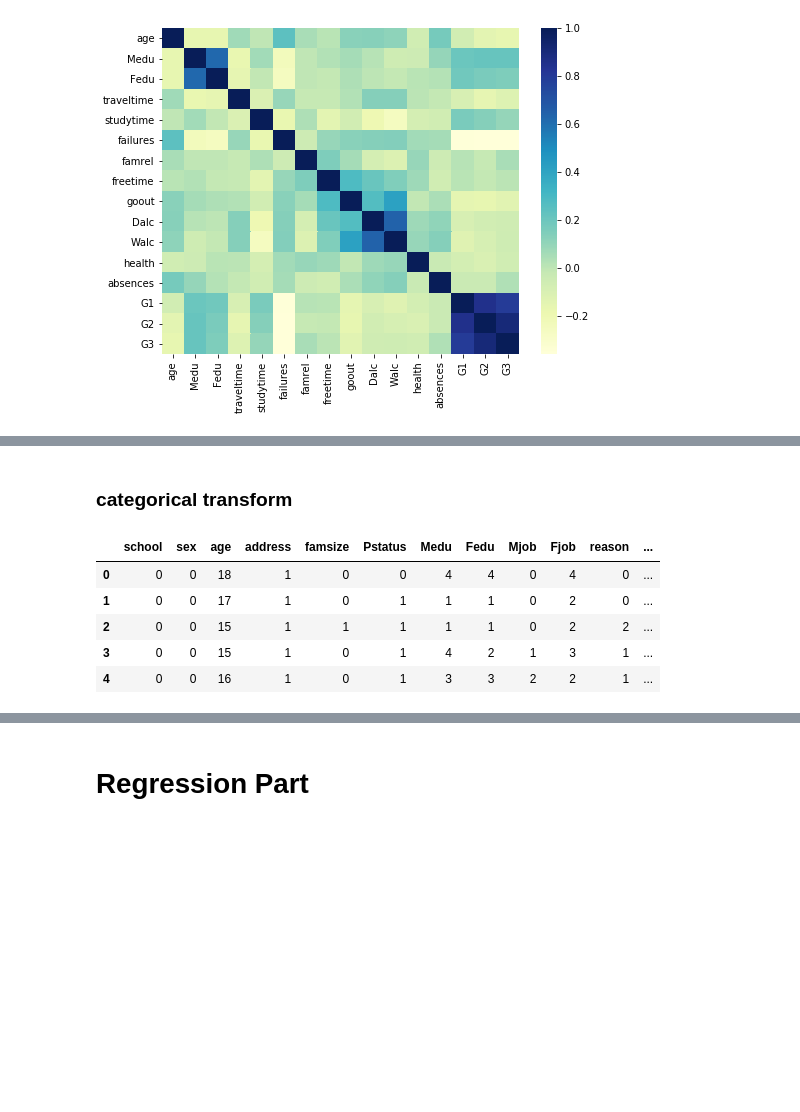
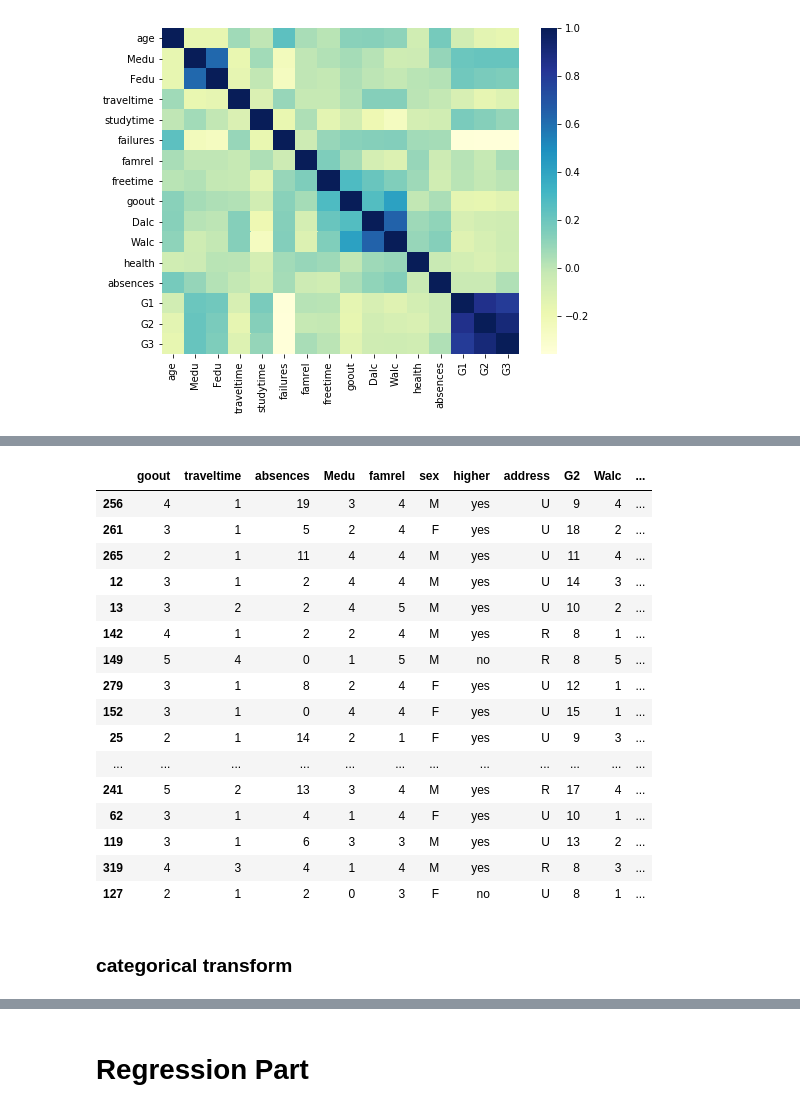
Before and after one commit to cheng1999/Student-Performance-Predict, a Jupyter notebook: data science final project Math_part.ipynb, the cells around one changed output, grey strips where cells are left out. Saved outputs shown, nothing was run; the diff lists cells and outputs as text; code cells hidden in the pictures; blank space fills up the shorter version.

```diff
--- a/data science final project Math_part.ipynb
+++ b/data science final project Math_part.ipynb
@@ -138,0 +234,5 @@ data_por_corr
+# %%
+result_0 = data_math_2[data_math_2["G3"]==0].index
+data_math_2 = data_math_2.drop(index = result_0)
+data_math_2 = data_math_2.reset_index()
+data_math_2 = data_math_2.drop(columns = ["index"])
@@ -138,0 +259,20 @@ data_por_corr
+# %%
+# 隨機抽取50個樣本當成測試集
+rd.seed(1039)
+data_dict = data_math_2.to_dict("index")
+data_dict_list = list(data_dict)
+test_index = rd.sample(data_dict_list, k = 50)
+# %%
+def train_test_seperate(df_dict, index_list, test_list_index):
+    data_train = {}
+    data_test = {}
+    for i in range(len(index_list)):
+        if index_list[i] in test_list_index:
+            data_test[i] = df_dict[i]
+        else:
+            data_train[i] = df_dict[i]
+    data_train = pd.DataFrame.from_dict(data_train, orient = 'index')
+    data_test = pd.DataFrame.from_dict(data_test, orient = 'index')
+    return data_train, data_test
+# %%
+data_train, data_test = train_test_seperate(data_dict, data_dict_list, test_index)
@@ -139,3 +295,23 @@ data_por_corr
+# %%
+data_test
+# %% [output]
+|  | goout | traveltime | absences | Medu | famrel | sex | higher | address | G2 | Walc | ... |
+| 256 | 4 | 1 | 19 | 3 | 4 | M | yes | U | 9 | 4 | ... |
+| 261 | 3 | 1 | 5 | 2 | 4 | F | yes | U | 18 | 2 | ... |
+| 265 | 2 | 1 | 11 | 4 | 4 | M | yes | U | 11 | 4 | ... |
+| 12 | 3 | 1 | 2 | 4 | 4 | M | yes | U | 14 | 3 | ... |
+| 13 | 3 | 2 | 2 | 4 | 5 | M | yes | U | 10 | 2 | ... |
+| 142 | 4 | 1 | 2 | 2 | 4 | M | yes | R | 8 | 1 | ... |
+| 149 | 5 | 4 | 0 | 1 | 5 | M | no | R | 8 | 5 | ... |
+| 279 | 3 | 1 | 8 | 2 | 4 | F | yes | U | 12 | 1 | ... |
+| 152 | 3 | 1 | 0 | 4 | 4 | F | yes | U | 15 | 1 | ... |
+| 25 | 2 | 1 | 14 | 2 | 1 | F | yes | U | 9 | 3 | ... |
+| ... | ... | ... | ... | ... | ... | ... | ... | ... | ... | ... | ... |
+| 241 | 5 | 2 | 13 | 3 | 4 | M | yes | R | 17 | 4 | ... |
+| 62 | 3 | 1 | 4 | 1 | 4 | F | yes | U | 10 | 1 | ... |
+| 119 | 3 | 1 | 6 | 3 | 3 | M | yes | U | 13 | 2 | ... |
+| 319 | 4 | 3 | 4 | 1 | 4 | M | yes | R | 8 | 3 | ... |
+| 127 | 2 | 1 | 2 | 0 | 3 | F | no | U | 8 | 1 | ... |
 # %% [markdown]
 ### categorical transform
 # %%
@@ -156,9 +318,0 @@ data_math_2, categorical_dic = categorical_transform(data_math_2)
-# %%
-data_math_2.head()
-# %% [output]
-|  | school | sex | age | address | famsize | Pstatus | Medu | Fedu | Mjob | Fjob | reason | ... |
-| 0 | 0 | 0 | 18 | 1 | 0 | 0 | 4 | 4 | 0 | 4 | 0 | ... |
-| 1 | 0 | 0 | 17 | 1 | 0 | 1 | 1 | 1 | 0 | 2 | 0 | ... |
-| 2 | 0 | 0 | 15 | 1 | 1 | 1 | 1 | 1 | 0 | 2 | 2 | ... |
-| 3 | 0 | 0 | 15 | 1 | 0 | 1 | 4 | 2 | 1 | 3 | 1 | ... |
-| 4 | 0 | 0 | 16 | 1 | 0 | 1 | 3 | 3 | 2 | 2 | 1 | ... |
```
Also changed, not shown: parts of 202 cells of this notebook.
